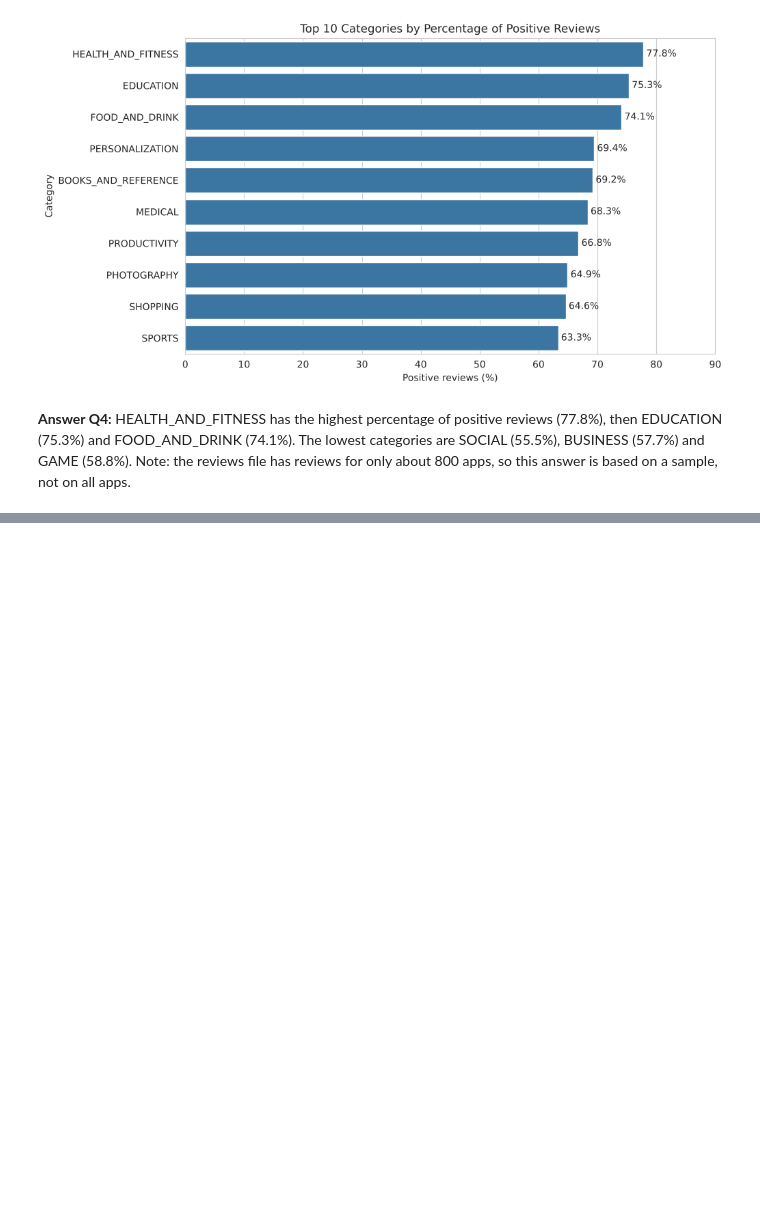
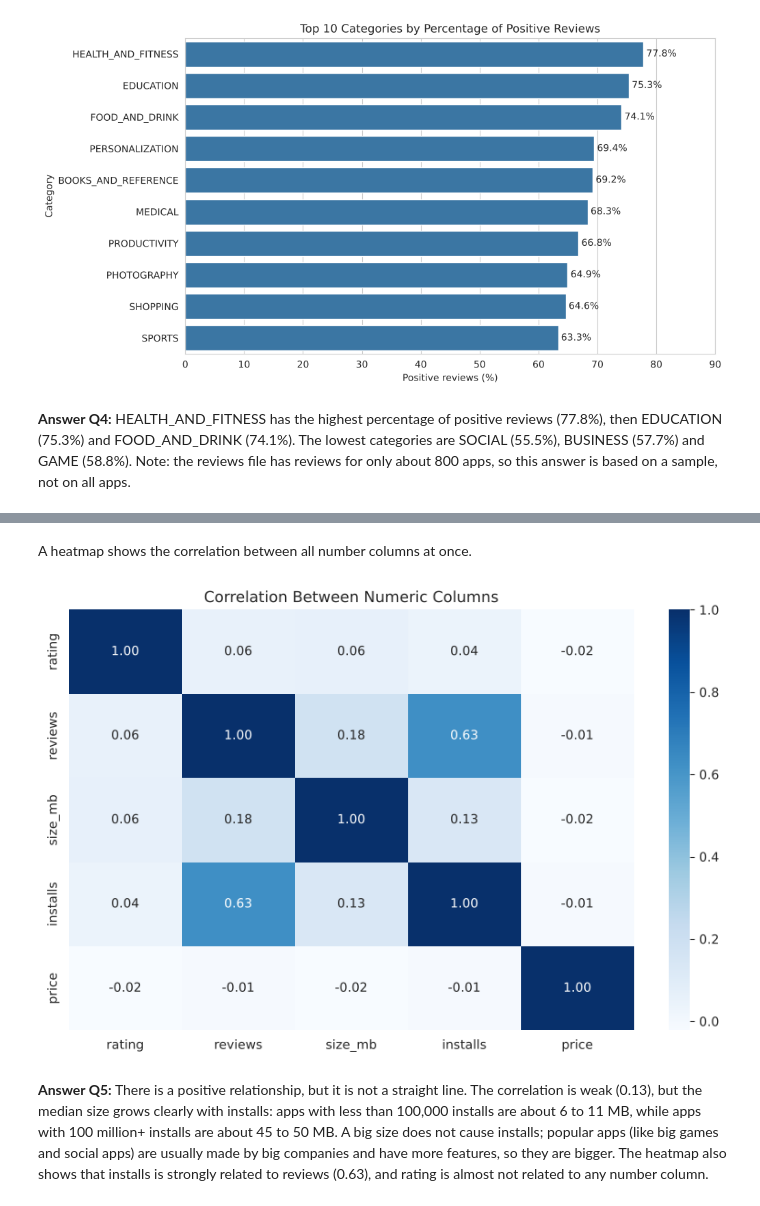
Before and after one commit to ahmed2sadeq/google-play-apps-analysis, a Jupyter notebook: project.ipynb, the cells around one changed output, grey strips where cells are left out. Saved outputs shown, nothing was run; the diff lists cells and outputs as text; code cells hidden in the pictures; blank space fills up the shorter version.

```diff
--- a/project.ipynb
+++ b/project.ipynb
@@ -861,0 +920,12 @@ plt.show()
+# %% [markdown]
+A heatmap shows the correlation between all number columns at once.
+# %%
+numeric_columns = ['rating', 'reviews', 'size_mb', 'installs', 'price']
+sns.heatmap(df_apps[numeric_columns].corr(), annot=True, fmt='.2f', cmap='Blues')
+plt.title('Correlation Between Numeric Columns')
+plt.savefig('images/10_correlation_heatmap.png', dpi=100, bbox_inches='tight')
+plt.show()
+# %% [output]
+[figure, added]
+# %% [markdown]
+**Answer Q5:** There is a positive relationship, but it is not a straight line. The correlation is weak (0.13), but the median size grows clearly with installs: apps with less than 100,000 installs are about 6 to 11 MB, while apps with 100 million+ installs are about 45 to 50 MB. A big size does not cause installs; popular apps (like big games and social apps) are usually made by big companies and have more features, so they are bigger. The heatmap also shows that installs is strongly related to reviews (0.63), and rating is almost not related to any number column.
```
Also changed, not shown: parts of 8 cells of this notebook, 3 other files.
